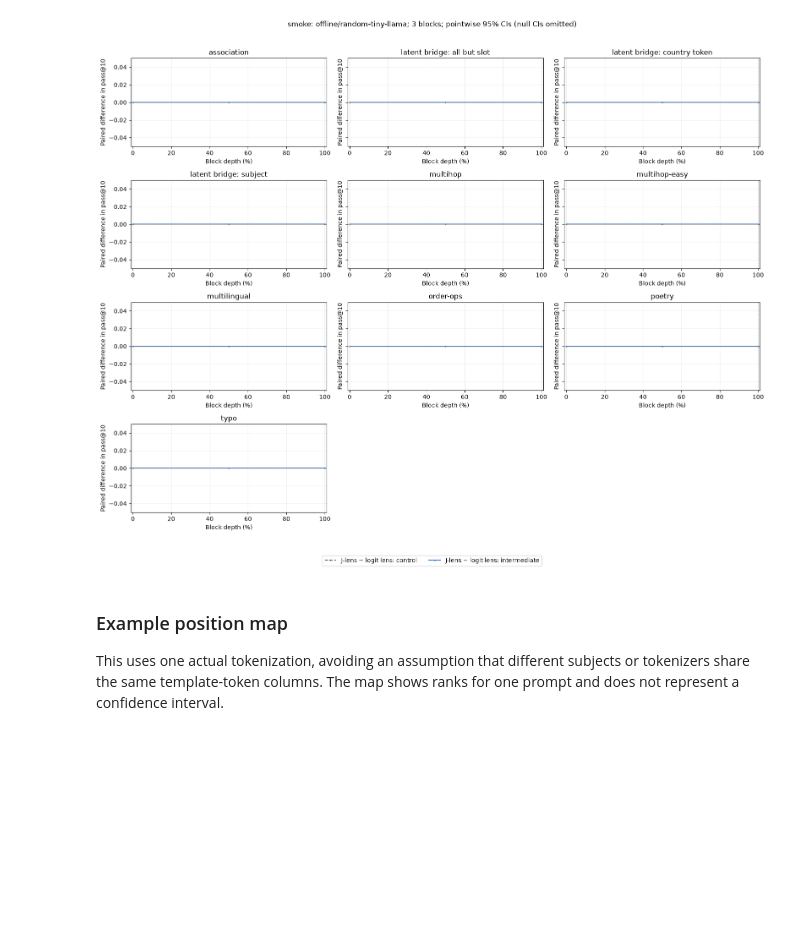
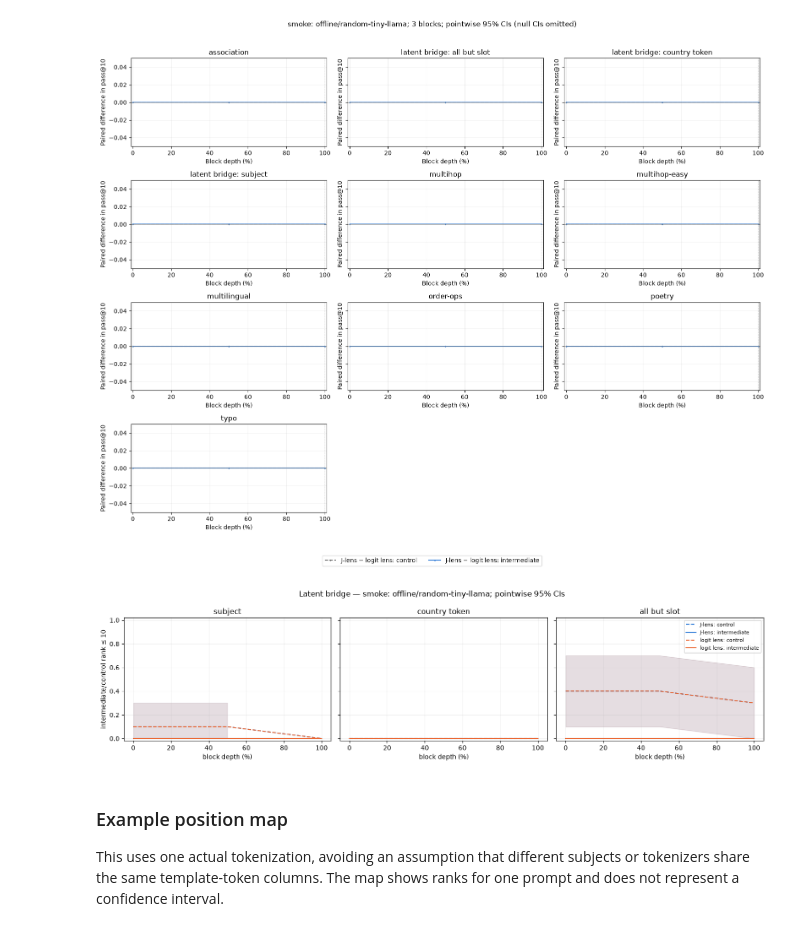
Before and after one commit to ai360-project-school-j-lens/jacobian-lens-gpt2, a Jupyter notebook: notebooks/model_agnostic/latent_bridge_v2_lens_benchmark_bootstrap_layerwise.ipynb, the cells around one changed output. Cells and saved outputs as stored; diff of their text form; code cells hidden in the pictures; blank space fills up the shorter version.

```diff
--- a/notebooks/model_agnostic/latent_bridge_v2_lens_benchmark_bootstrap_layerwise.ipynb
+++ b/notebooks/model_agnostic/latent_bridge_v2_lens_benchmark_bootstrap_layerwise.ipynb
@@ -176,6 +176,8 @@ BOOTSTRAP_OPTIONS = dict(
     confidence=0.95, seed=0, batch_size=256,
 )
 LAYERWISE_SPANS = ["subject", "country token", "all but slot"]
+# Blocks are bootstrapped in parallel processes; results do not depend on the count.
+LAYERWISE_WORKERS = os.cpu_count() or 1
 PRINT_LAYERWISE_CSV = False  # CSV files are always written; enable for copy/paste.
 if K not in K_VALUES:
     raise ValueError("The plotted K must be in K_VALUES")
@@ -1035,7 +1036,7 @@ else:
         selected["dataset"] = f"latent bridge: {span}"
         print(f"Bootstrapping {N_LAYERS} layers: latent bridge, {span}")
         table = retrieval_bootstrap_by_layer(
-            selected, n_layers=N_LAYERS, ks=K_VALUES, **BOOTSTRAP_OPTIONS,
+            selected, n_layers=N_LAYERS, ks=K_VALUES, workers=LAYERWISE_WORKERS, **BOOTSTRAP_OPTIONS,
         )
         layerwise_tables.append(table.assign(span=span, subset="all candidates", split="all"))
 
@@ -1043,7 +1044,7 @@ else:
     print(f"Bootstrapping {N_LAYERS} layers: single-position datasets")
     table = retrieval_bootstrap_by_layer(
         selected, n_layers=N_LAYERS, ks=K_VALUES,
-        easy_metadata=easy_metadata, **BOOTSTRAP_OPTIONS,
+        easy_metadata=easy_metadata, workers=LAYERWISE_WORKERS, **BOOTSTRAP_OPTIONS,
     )
     layerwise_tables.append(table.assign(span="protocol position", subset="all", split="all"))
     for split in ["dev", "test"]:
@@ -1053,7 +1054,7 @@ else:
         if not selected.empty:
             table = retrieval_bootstrap_by_layer(
                 selected, n_layers=N_LAYERS, ks=K_VALUES,
-                easy_metadata=easy_metadata, **BOOTSTRAP_OPTIONS,
+                easy_metadata=easy_metadata, workers=LAYERWISE_WORKERS, **BOOTSTRAP_OPTIONS,
             )
             layerwise_tables.append(table.assign(span="protocol position", subset="all", split=split))
     layerwise_ci = pd.concat(layerwise_tables, ignore_index=True)
@@ -1219,6 +1220,32 @@ for statistic, filename in [
 # %% [output]
 [figure]
 [figure]
+# %%
+# The three latent-bridge spans on their own, as in the benchmark's layer-profile figure.
+latent_spans = [f"latent bridge: {span}" for span in LAYERWISE_SPANS]
+latent_profiles = layerwise_plot_data[layerwise_plot_data.statistic.eq("arm")
+                                      & layerwise_plot_data.dataset.isin(latent_spans)]
+fig, axes = plt.subplots(1, len(latent_spans), figsize=(15, 4), sharey=True, squeeze=False)
+for ax, dataset in zip(axes[0], latent_spans, strict=True):
+    for (arm, kind), line in latent_profiles[latent_profiles.dataset.eq(dataset)].groupby(["arm", "kind"]):
+        line = line.sort_values("layer")
+        x = line.depth_percent.to_numpy(dtype=float)
+        lo = line.ci_low.where(line.status.eq("ok")).to_numpy(dtype=float)
+        hi = line.ci_high.where(line.status.eq("ok")).to_numpy(dtype=float)
+        ax.plot(x, line.estimate, color=COLORS[arm], linestyle="-" if kind == "intermediate" else "--",
+                label=f"{arm}: {kind}")
+        ax.fill_between(x, lo, hi, color=COLORS[arm], alpha=.12)
+    ax.set(title=dataset.removeprefix("latent bridge: "), xlabel="block depth (%)", ylim=(-0.02, 1.02))
+    ax.grid(alpha=0.2)
+axes[0, 0].set_ylabel(f"intermediate/control rank ≤ {K}")
+axes[0, -1].legend(fontsize=8)
+fig.suptitle(f"Latent bridge — {SOURCE_MODE}: {run_model_id}; pointwise "
+             f"{100 * BOOTSTRAP_OPTIONS['confidence']:g}% CIs")
+fig.tight_layout()
+fig.savefig(RUN_DIR / "latent_bridge_layer_profiles.png", dpi=140)
+plt.show()
+# %% [output]
+[figure, added]
 # %% [markdown]
 ### Example position map
 
```
Also changed, not shown: parts of 7 cells of this notebook, 4 other files.
